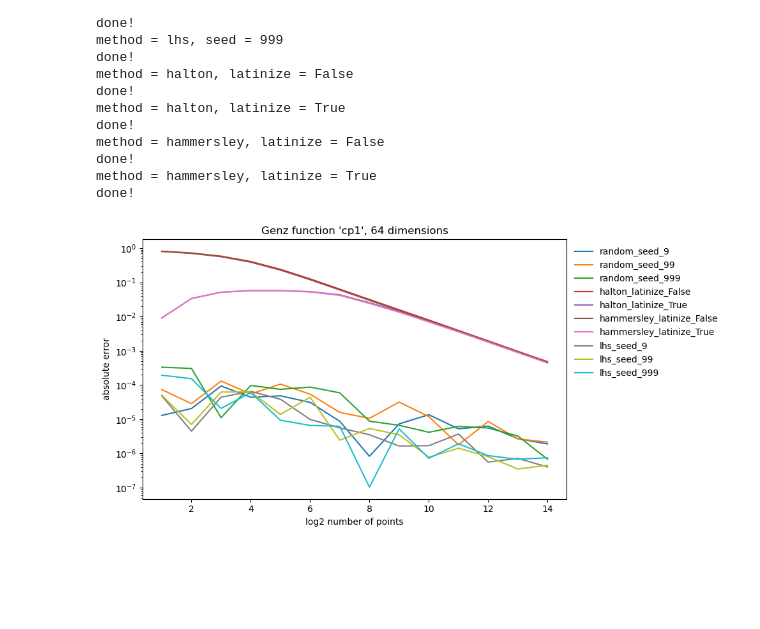
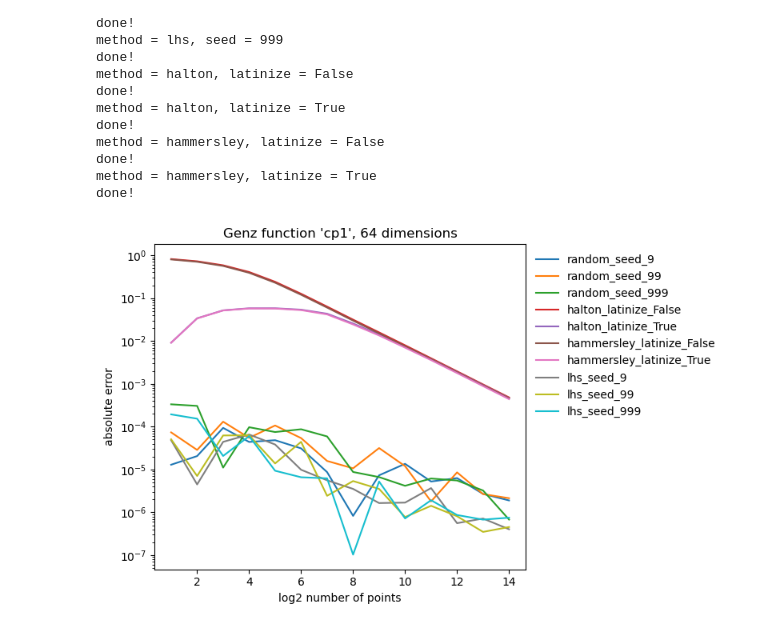
Before and after one commit to PieterjanRobbe/dakota_qmc_test, a Jupyter notebook: dakota_genz.ipynb, the cells around one changed output. Saved outputs shown, nothing was run; the diff lists cells and outputs as text; code cells hidden in the pictures; blank space fills up the shorter version.

```diff
--- a/dakota_genz.ipynb
+++ b/dakota_genz.ipynb
@@ -24,8 +24,8 @@ kwargs_list += [{"method": method, "latinize": latinize} for method, latinize in
 nb_of_samples = 2**np.arange(1, 15)
 # %%
 # load results
-if os.path.isfile("results.pk"):
-    with open("results.pk", "rb") as io:
+if os.path.isfile("results_dakota_genz.pk"):
+    with open("results_dakota_genz.pk", "rb") as io:
         results = pk.load(io)
 else:
     results = dict()
@@ -85,15 +85,15 @@ for k, v in results.items():
     parsed_results[k_filtered][1].append(v)
 # %%
 # plot
-_, ax = plt.subplots(figsize=(10, 5))
+_, ax = plt.subplots(figsize=(8, 5))
 unique_name = os.path.commonprefix(list(parsed_results.keys()))
 for k, v in parsed_results.items():
     ax.plot(np.log2(v[0]), np.abs(v[1] - exact_result), label=k.replace(unique_name, ""))
 ax.set_yscale("log")
 ax.set_ylabel("absolute error")
 ax.set_xlabel("log2 number of points")
 ax.legend(frameon=False, loc="upper left", bbox_to_anchor=(1, 1))
 ax.set_title(f"Genz function '{analysis_components}', {dimension} dimensions")
 plt.tight_layout()
 # %% [output]
-[figure, old version]
+[figure, new version]
```
Also changed, not shown: parts of 1 cell of this notebook, 3 other files.
